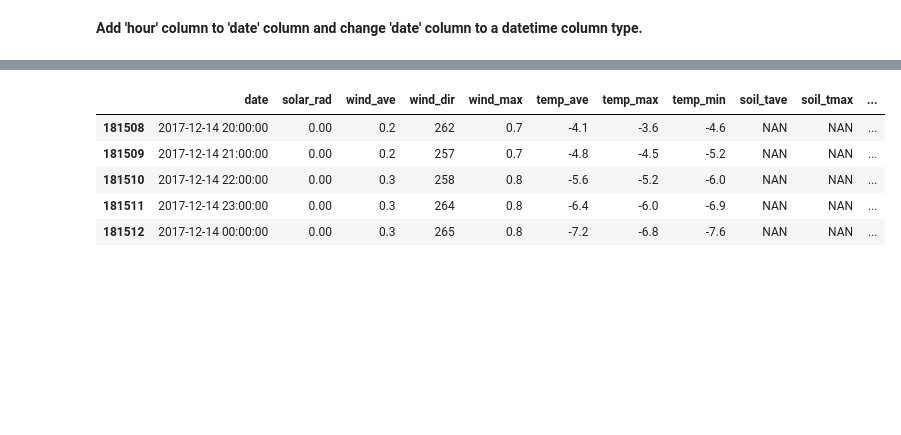
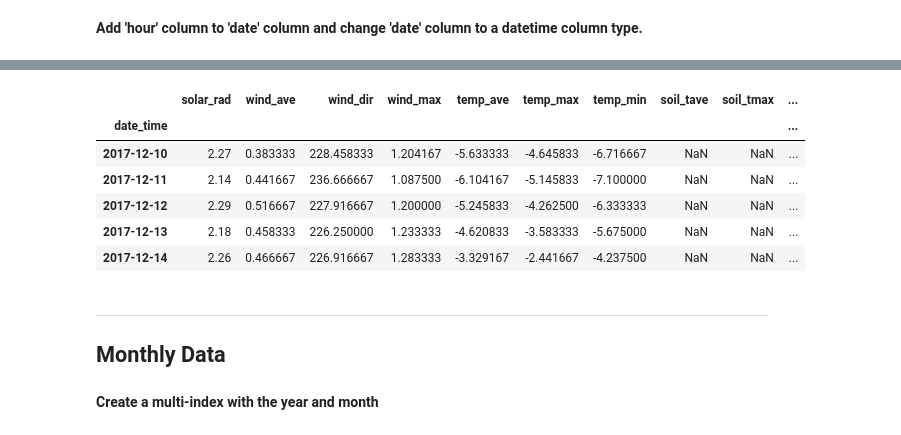
Before and after one commit to aaanyaaa/Segehen, a Jupyter notebook: Sagehen Data Exploration.ipynb, the cells around one changed output, grey strips where cells are left out. Cells and saved outputs as stored; diff of their text form; code cells hidden in the pictures; blank space fills up the shorter version.

```diff
--- a/Sagehen Data Exploration.ipynb
+++ b/Sagehen Data Exploration.ipynb
@@ -59,2 +56,3 @@ __Remove hour column__
 # %%
 sage_df.drop('hour',axis=1,inplace=True)
+sage_df.drop('date',axis=1,inplace=True)
@@ -62,0 +59,2 @@ __Last 5 rows of the DataFrame__
+# %%
+sage_df = sage_df.set_index('date_time');
@@ -62,0 +63,2 @@ __Last 5 rows of the DataFrame__
+# %%
+sage_df = sage_df.apply(pd.to_numeric, args=('coerce',))
@@ -63,9 +76,27 @@ __Last 5 rows of the DataFrame__
+# %%
+daily_sage = sage_df.resample('D').mean()
+
+dropped = ['solar_rad', 'snow', 'precip']
+daily_sage.drop(dropped, axis=1, inplace=True)
+
+solar_sum = sage_df['solar_rad'].resample('D').sum()
+daily_sage.insert(loc=0, column='solar_rad', value=solar_sum)
+
+snow_sum = sage_df['snow'].resample('D').sum()
+daily_sage.insert(16, 'snow', snow_sum)
+
+precip_sum = sage_df['precip'].resample('D').sum()
+daily_sage.insert(17, 'precip', precip_sum)
 # %%
-sage_df.tail()
+daily_sage.tail()
 # %% [output]
-|  | date | solar_rad | wind_ave | wind_dir | wind_max | temp_ave | temp_max | temp_min | soil_tave | soil_tmax | ... |
-| 181508 | 2017-12-14 20:00:00 | 0.00 | 0.2 | 262 | 0.7 | -4.1 | -3.6 | -4.6 | NAN | NAN | ... |
-| 181509 | 2017-12-14 21:00:00 | 0.00 | 0.2 | 257 | 0.7 | -4.8 | -4.5 | -5.2 | NAN | NAN | ... |
-| 181510 | 2017-12-14 22:00:00 | 0.00 | 0.3 | 258 | 0.8 | -5.6 | -5.2 | -6.0 | NAN | NAN | ... |
-| 181511 | 2017-12-14 23:00:00 | 0.00 | 0.3 | 264 | 0.8 | -6.4 | -6.0 | -6.9 | NAN | NAN | ... |
-| 181512 | 2017-12-14 00:00:00 | 0.00 | 0.3 | 265 | 0.8 | -7.2 | -6.8 | -7.6 | NAN | NAN | ... |
+|  | solar_rad | wind_ave | wind_dir | wind_max | temp_ave | temp_max | temp_min | soil_tave | soil_tmax | ... |
+| date_time |  |  |  |  |  |  |  |  |  | ... |
+| 2017-12-10 | 2.27 | 0.383333 | 228.458333 | 1.204167 | -5.633333 | -4.645833 | -6.716667 | NaN | NaN | ... |
+| 2017-12-11 | 2.14 | 0.441667 | 236.666667 | 1.087500 | -6.104167 | -5.145833 | -7.100000 | NaN | NaN | ... |
+| 2017-12-12 | 2.29 | 0.516667 | 227.916667 | 1.200000 | -5.245833 | -4.262500 | -6.333333 | NaN | NaN | ... |
+| 2017-12-13 | 2.18 | 0.458333 | 226.250000 | 1.233333 | -4.620833 | -3.583333 | -5.675000 | NaN | NaN | ... |
+| 2017-12-14 | 2.26 | 0.466667 | 226.916667 | 1.283333 | -3.329167 | -2.441667 | -4.237500 | NaN | NaN | ... |
+# %% [markdown]
+***
+## Monthly Data
@@ -71,0 +117,2 @@ sage_df.tail()
+# %% [markdown]
+__Create a multi-index with the year and month__
```
Also changed, not shown: parts of 20 cells of this notebook.
